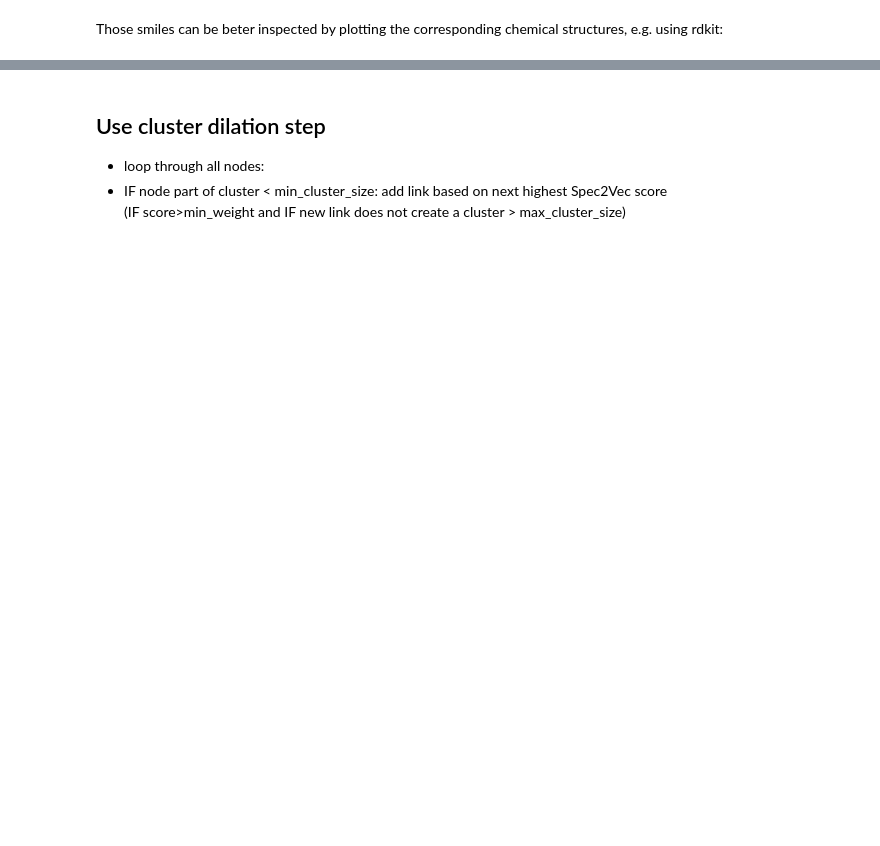
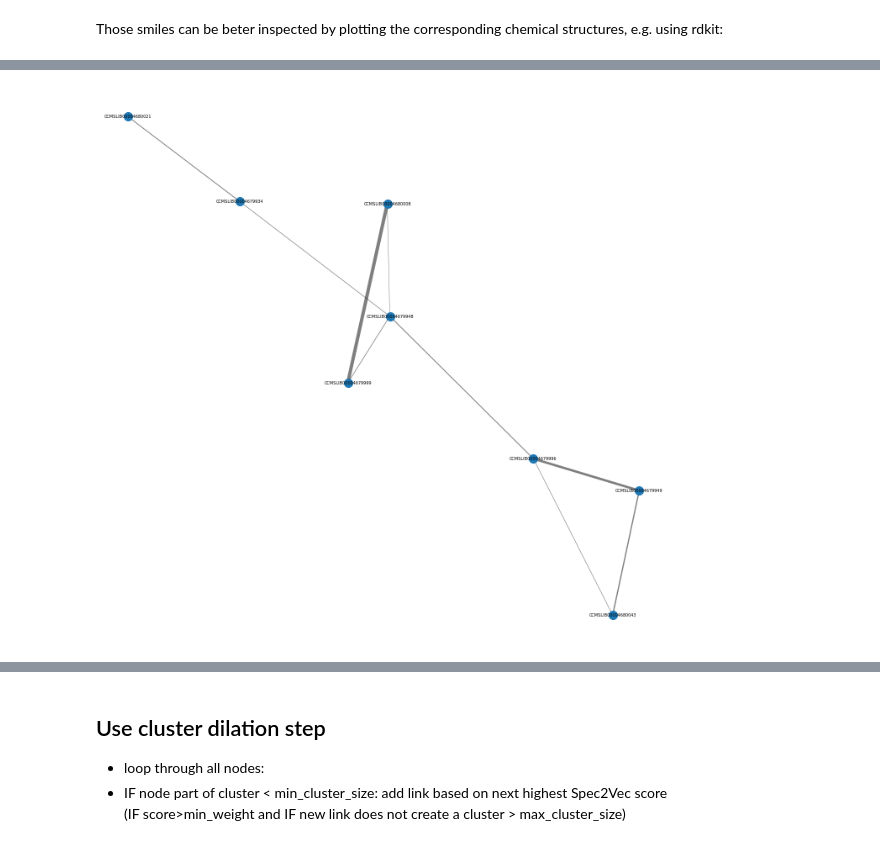
Before and after one commit to florian-huber/Spec2VecApplications, a Jupyter notebook: notebooks/Spec2Vec_analysis_MIADB_data.ipynb, the cells around one changed output, grey strips where cells are left out. Cells and saved outputs as stored; diff of their text form; code cells hidden in the pictures; blank space fills up the shorter version.

```diff
--- a/notebooks/Spec2Vec_analysis_MIADB_data.ipynb
+++ b/notebooks/Spec2Vec_analysis_MIADB_data.ipynb
@@ -348,0 +342,5 @@ plot_cluster(S[0])
+# %%
+# 2nd biggest cluster
+plot_cluster(S_sorted[1])
+# %% [output]
+[figure, added]
```
Also changed, not shown: parts of 38 cells of this notebook.
